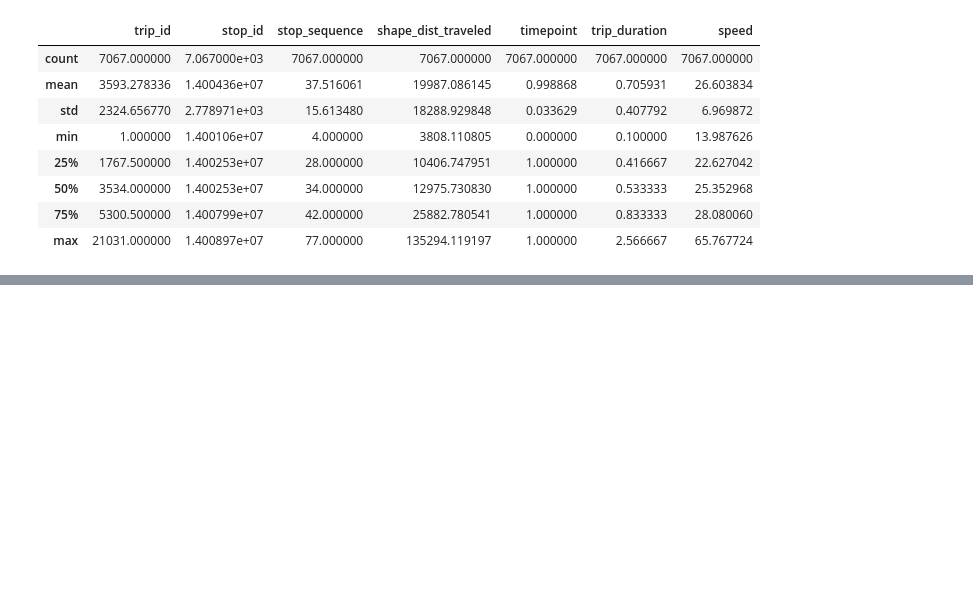
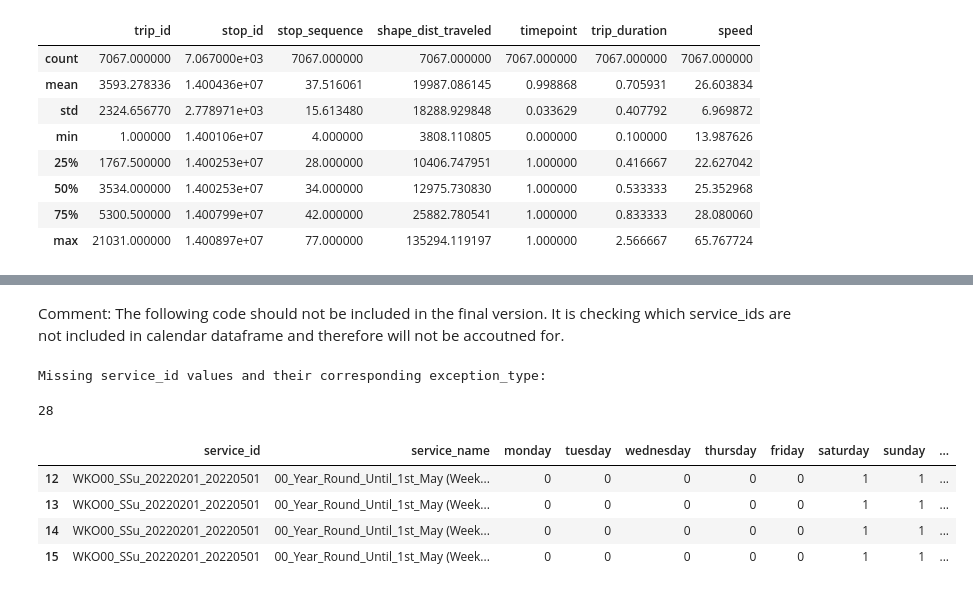
Before and after one commit to OxanaHart/Data351, a Jupyter notebook: Data Preprocessing/Waikato data coercing.ipynb, the cells around one changed output, grey strips where cells are left out. Saved outputs shown, nothing was run; the diff lists cells and outputs as text; code cells hidden in the pictures; blank space fills up the shorter version.

```diff
--- a/Data Preprocessing/Waikato data coercing.ipynb
+++ b/Data Preprocessing/Waikato data coercing.ipynb
@@ -171,0 +137,47 @@ new_calendar[new_calendar['service_id'] == 'WKO00_S_20221217_20221217']
+# %%
+#the next task is to update day cout based on calendat_dates.txt which includes public holiday exclusions or additions
+
+calendar_exceptions = pd.read_csv("GTFS data waikato/calendar_dates.txt")
+calendar_exceptions['date'] = pd.to_datetime(calendar_exceptions['date'], format='%Y%m%d')
+
+# Filter for year 2022
+calendar_exceptions = calendar_exceptions[calendar_exceptions['date'].dt.year == 2022]
+# %% [markdown]
+Comment: The following code should not be included in the final version. It is checking which service_ids are not included in calendar dataframe and therefore will not be accoutned for.
+# %%
+# Extract unique service_id values from calendar_exceptions
+unique_service_ids_exceptions = calendar_exceptions['service_id'].unique()
+
+# Find missing service_id values and their corresponding exception_type using list comprehension
+missing_service_info = [(service_id, calendar_exceptions[calendar_exceptions['service_id'] == service_id]['exception_type'].values[0])
+                        for service_id in unique_service_ids_exceptions
+                        if service_id not in new_calendar['service_id'].values]
+
+print("Missing service_id values and their corresponding exception_type:")
+len(missing_service_info)
+# %% [output]
+Missing service_id values and their corresponding exception_type:
+28
+# %%
+#this code will update day_count for each service_id to incorporate public holiday exceptions
+
+# Loop through each row in the calendar_exceptions dataframe
+for index, row in calendar_exceptions.iterrows():
+    service_id = row['service_id']
+    date = pd.to_datetime(row['date'])  # Convert date to datetime format
+    month = row['date'].month  # Extract the month component from the datetime
+
+    # Find rows in calendar that match the service_id and month
+    rows_to_update = new_calendar[(new_calendar['service_id'] == service_id) & (new_calendar['month'] == month)]
+
+    # Update day_count based on exception_type
+    if row['exception_type'] == 2:
+        new_calendar.loc[rows_to_update.index, 'day_count'] -= 1
+    elif row['exception_type'] == 1:
+        new_calendar.loc[rows_to_update.index, 'day_count'] += 1
+# %% [output]
+|  | service_id | service_name | monday | tuesday | wednesday | thursday | friday | saturday | sunday | ... |
+| 12 | WKO00_SSu_20220201_20220501 | 00_Year_Round_Until_1st_May (Week... | 0 | 0 | 0 | 0 | 0 | 1 | 1 | ... |
+| 13 | WKO00_SSu_20220201_20220501 | 00_Year_Round_Until_1st_May (Week... | 0 | 0 | 0 | 0 | 0 | 1 | 1 | ... |
+| 14 | WKO00_SSu_20220201_20220501 | 00_Year_Round_Until_1st_May (Week... | 0 | 0 | 0 | 0 | 0 | 1 | 1 | ... |
+| 15 | WKO00_SSu_20220201_20220501 | 00_Year_Round_Until_1st_May (Week... | 0 | 0 | 0 | 0 | 0 | 1 | 1 | ... |
```
Also changed, not shown: parts of 10 cells of this notebook, 1 other file.
